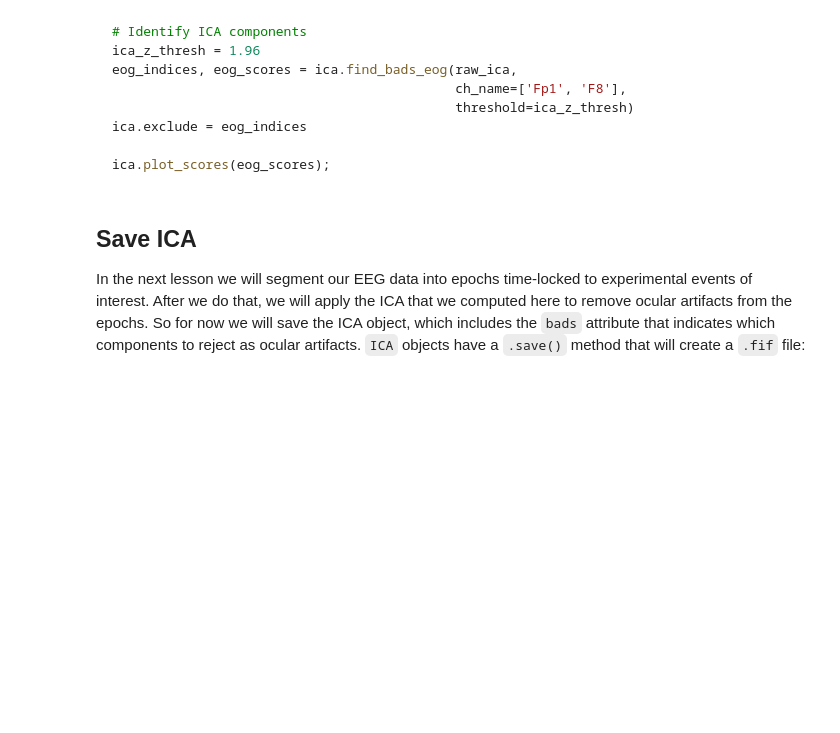
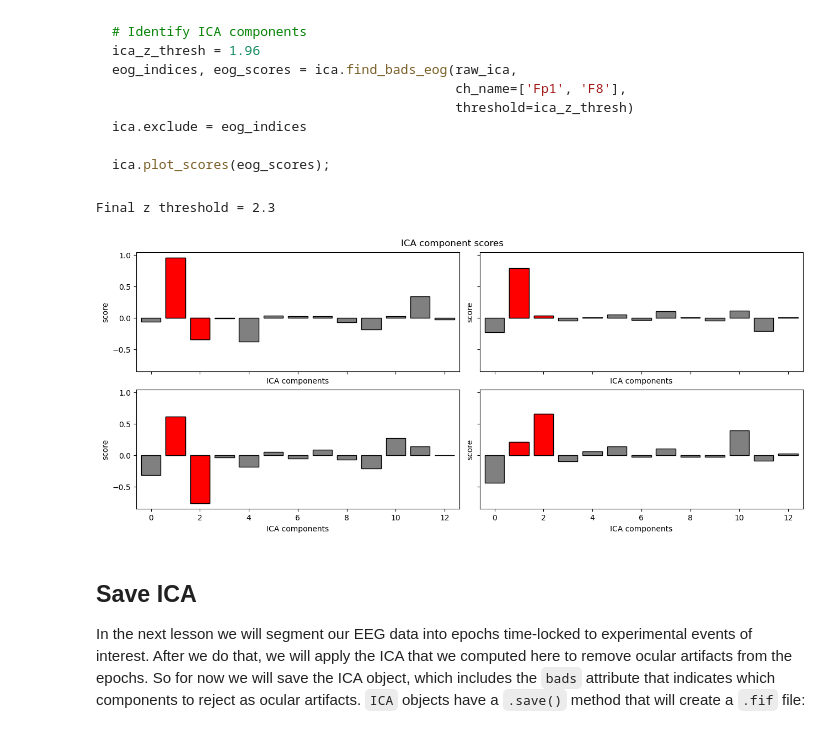
Before and after one commit to freddylearnsc0de/Chapter-7--EEG, a Jupyter notebook: 3 - erp_artifacts.ipynb, the cells around one changed output. Drawn from its saved outputs; the diff is of its cells as text; code cells hidden in the pictures; blank space fills up the shorter version.

```diff
--- a/3 - erp_artifacts.ipynb
+++ b/3 - erp_artifacts.ipynb
@@ -177,6 +296,32 @@ ica.exclude = eog_indices
 
 ica.plot_scores(eog_scores);
 ~~~
+# %%
+# Followed the online textbook
+ica.exclude = []
+num_excl = 0
+max_ic = 2
+z_thresh = 3.5
+z_step = .05
+
+while num_excl < max_ic:
+    eog_indices, eog_scores = ica.find_bads_eog(epochs_ica,
+                                                ch_name=['Fp1', 'Fp2', 'F7', 'F8'],
+                                                threshold=z_thresh
+                                                )
+    num_excl = len(eog_indices)
+    z_thresh -= z_step # won't impact things if num_excl is ≥ n_max_eog
+
+# assign the bad EOG components to the ICA.exclude attribute so they can be removed later
+ica.exclude = eog_indices
+
+print('Final z threshold = ' + str(round(z_thresh, 2)))
+# %% [output]
+Final z threshold = 2.3
+# %%
+ica.plot_scores(eog_scores);
+# %% [output]
+[figure, added]
 # %% [markdown]
 ## Save ICA
 
```
Also changed, not shown: parts of 9 cells of this notebook, 47 other files.
